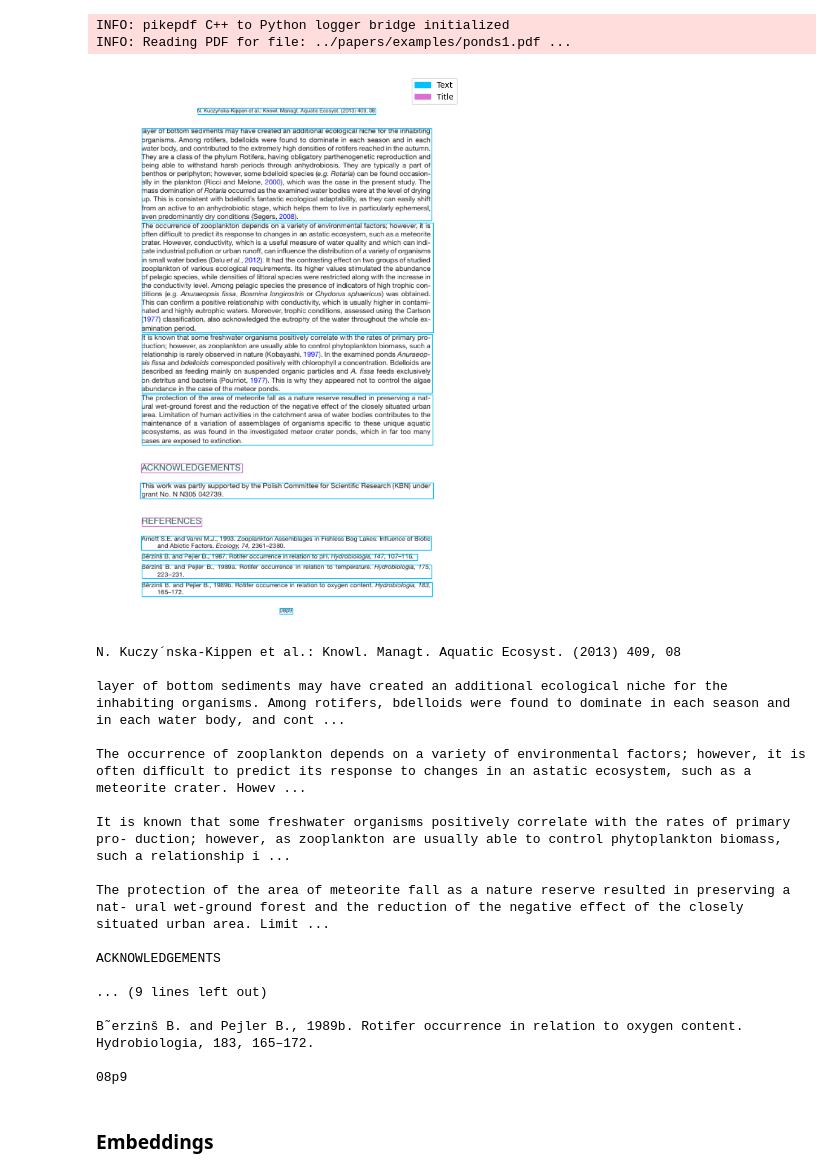
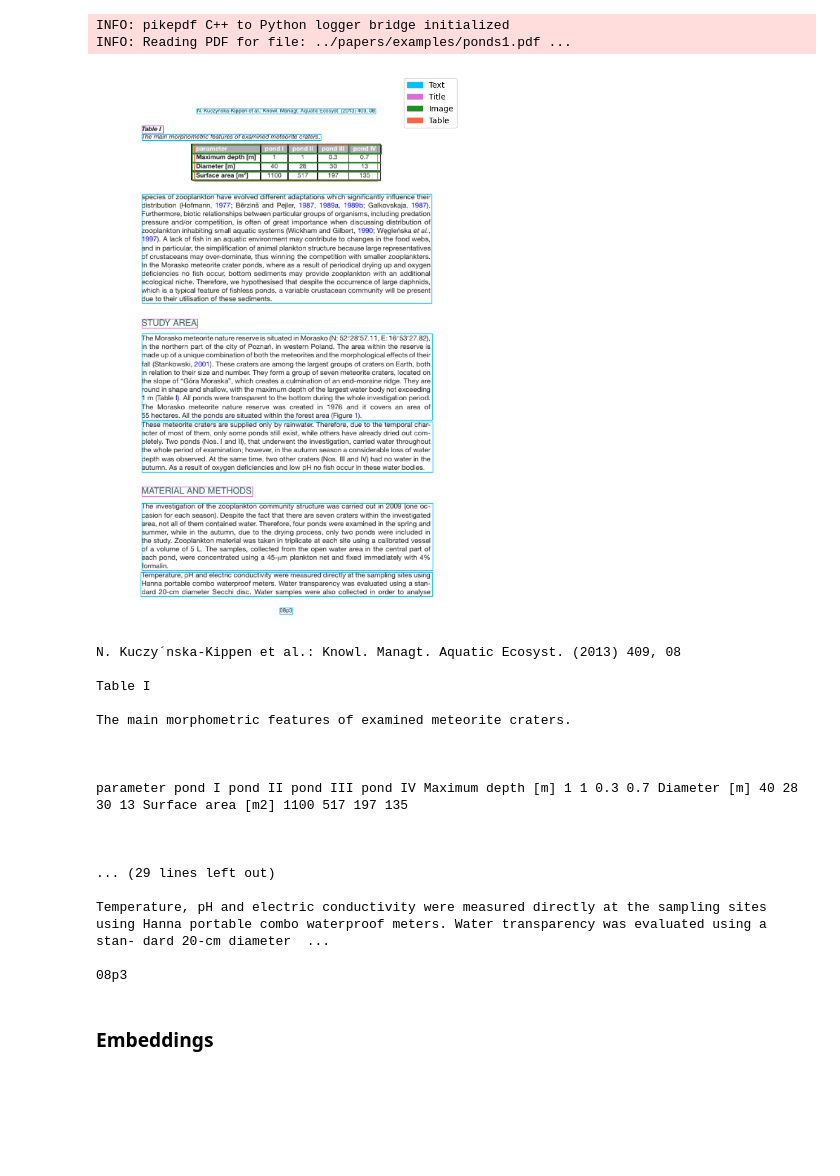
Before and after one commit to kevinqnb/systematic-review, a Jupyter notebook: examples/testing.ipynb, the cells around one changed output. Saved outputs shown, nothing was run; the diff lists cells and outputs as text; code cells hidden in the pictures; blank space fills up the shorter version.

```diff
--- a/examples/testing.ipynb
+++ b/examples/testing.ipynb
@@ -122,26 +123,26 @@ def render_page(doc_list: list, page_number: int, print_text=True) -> None:
         for doc in page_docs:
             print(f"{doc.page_content}\n")
 # %%
-render_page(chunks, 9)
+render_page(chunks,3)
 # %% [output]
-[figure, old version]
+[figure, new version]
 N. Kuczy´nska-Kippen et al.: Knowl. Managt. Aquatic Ecosyst. (2013) 409, 08
 
-layer of bottom sediments may have created an additional ecological niche for the inhabiting organisms. Among rotifers, bdelloids were found to dominate in each season and in each water body, and cont ...
+Table I
 
-The occurrence of zooplankton depends on a variety of environmental factors; however, it is often difﬁcult to predict its response to changes in an astatic ecosystem, such as a meteorite crater. Howev ...
+The main morphometric features of examined meteorite craters.
 
-It is known that some freshwater organisms positively correlate with the rates of primary pro- duction; however, as zooplankton are usually able to control phytoplankton biomass, such a relationship i ...
 
-The protection of the area of meteorite fall as a nature reserve resulted in preserving a nat- ural wet-ground forest and the reduction of the negative effect of the closely situated urban area. Limit ...
 
-ACKNOWLEDGEMENTS
+parameter pond I pond II pond III pond IV Maximum depth [m] 1 1 0.3 0.7 Diameter [m] 40 28 30 13 Surface area [m2] 1100 517 197 135
 
-... (9 lines left out)
 
-B˜erzinš B. and Pejler B., 1989b. Rotifer occurrence in relation to oxygen content. Hydrobiologia, 183, 165–172.
 
-08p9
+... (29 lines left out)
+
+Temperature, pH and electric conductivity were measured directly at the sampling sites using Hanna portable combo waterproof meters. Water transparency was evaluated using a stan- dard 20-cm diameter  ...
+
+08p3
 # %% [markdown]
 ### Embeddings
 # %%
```
Also changed, not shown: parts of 14 cells of this notebook, 1 other file.
